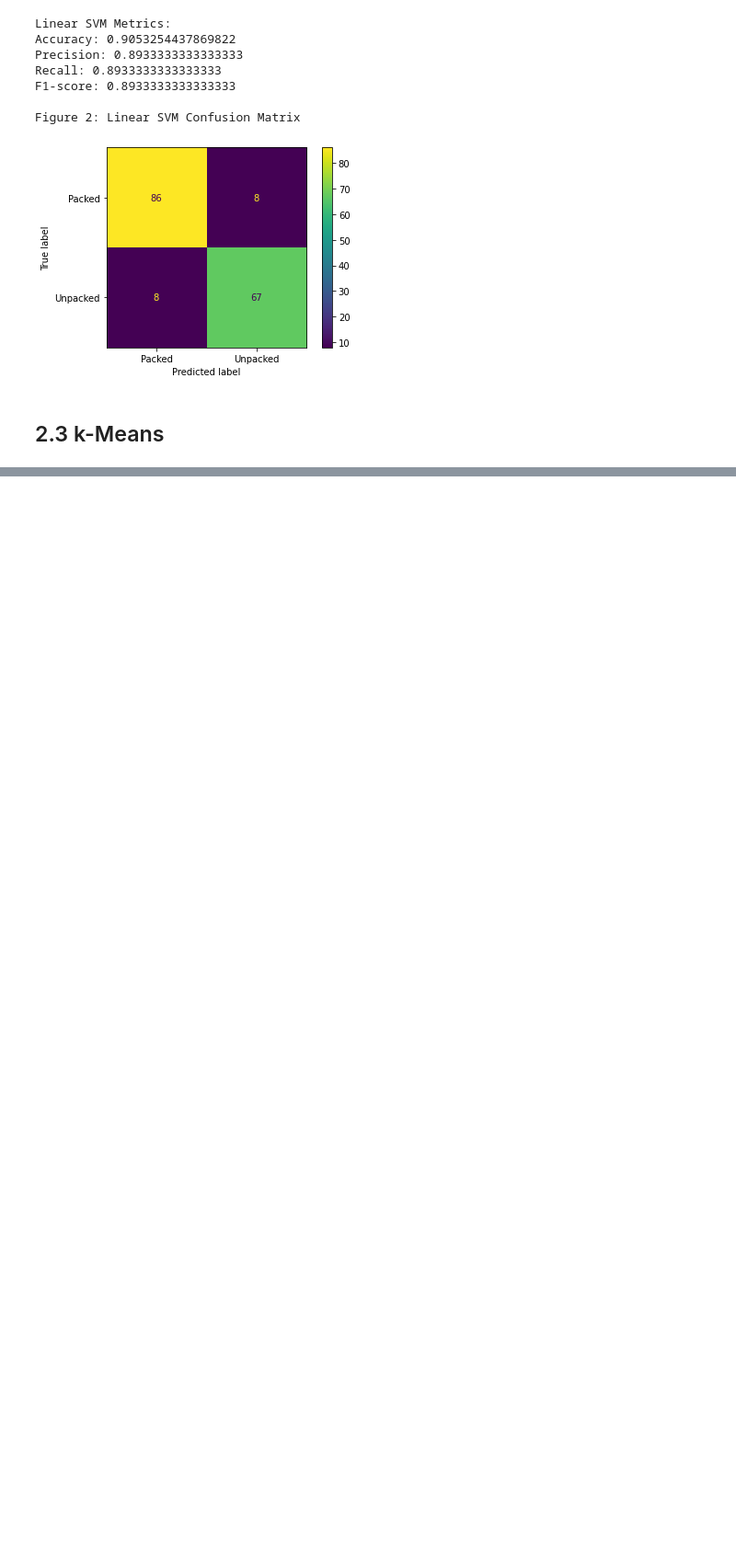
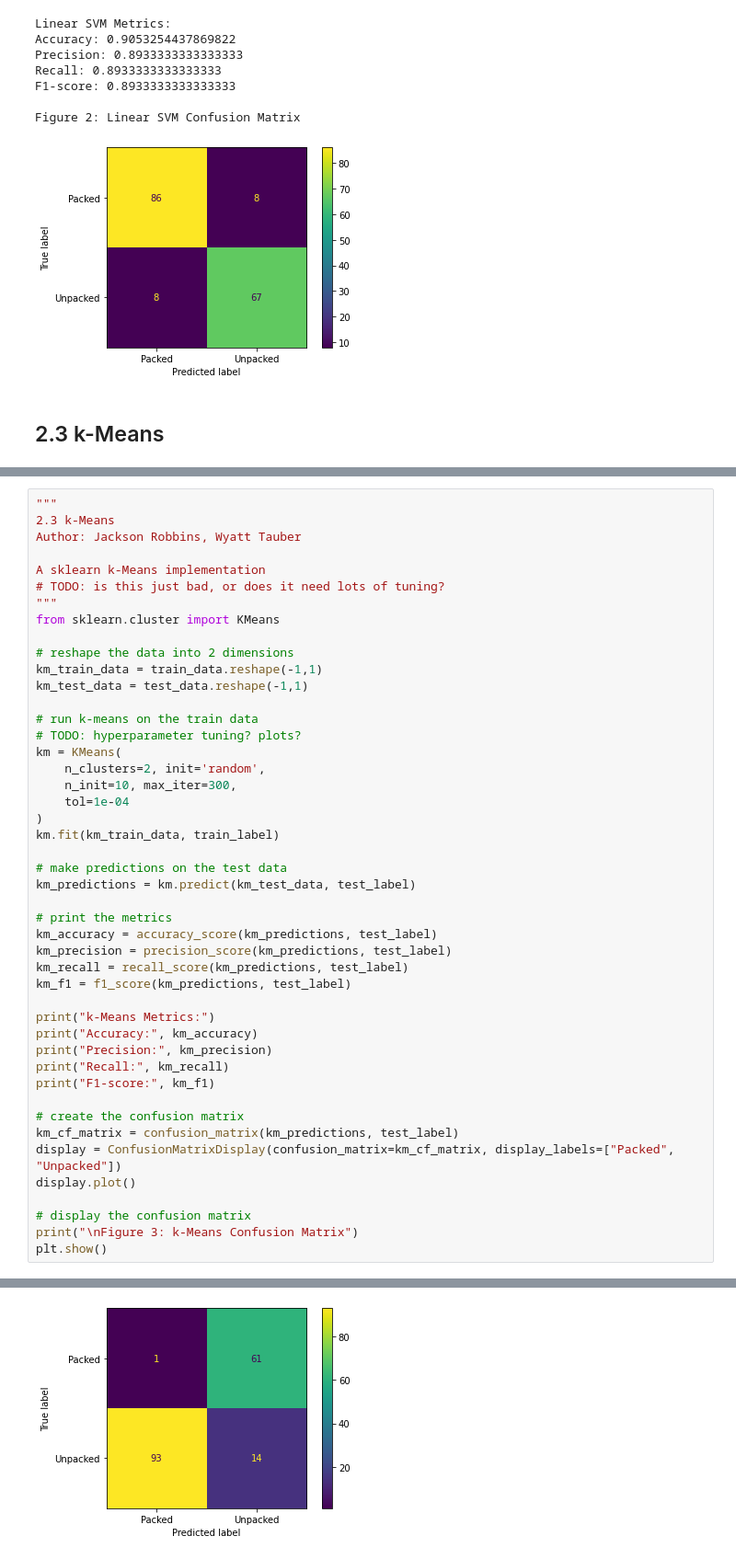
Before and after one commit to wwt9829/csec620-project, a Jupyter notebook: project.ipynb, the cells around one changed output, grey strips where cells are left out. Shown at 92% size. Drawn from its saved outputs; the diff is of its cells as text; blank space fills up the shorter version.

Commit message:
metrics and confusion matrix for k-means, still really bad tho

```diff
--- a/project.ipynb
+++ b/project.ipynb
@@ -265,0 +213,47 @@ plt.show()
+# %%
+"""
+2.3 k-Means
+Author: Jackson Robbins, Wyatt Tauber
+
+A sklearn k-Means implementation
+# TODO: is this just bad, or does it need lots of tuning?
+"""
+from sklearn.cluster import KMeans
+
+# reshape the data into 2 dimensions
+km_train_data = train_data.reshape(-1,1)
+km_test_data = test_data.reshape(-1,1)
+
+# run k-means on the train data
+# TODO: hyperparameter tuning? plots?
+km = KMeans(
+    n_clusters=2, init='random',
+    n_init=10, max_iter=300,
+    tol=1e-04
+)
+km.fit(km_train_data, train_label)
+
+# make predictions on the test data
+km_predictions = km.predict(km_test_data, test_label)
+
+# print the metrics
+km_accuracy = accuracy_score(km_predictions, test_label)
+km_precision = precision_score(km_predictions, test_label)
+km_recall = recall_score(km_predictions, test_label)
+km_f1 = f1_score(km_predictions, test_label)
+
+print("k-Means Metrics:")
+print("Accuracy:", km_accuracy)
+print("Precision:", km_precision)
+print("Recall:", km_recall)
+print("F1-score:", km_f1)
+
+# create the confusion matrix
+km_cf_matrix = confusion_matrix(km_predictions, test_label)
+display = ConfusionMatrixDisplay(confusion_matrix=km_cf_matrix, display_labels=["Packed", "Unpacked"])
+display.plot()
+
+# display the confusion matrix
+print("\nFigure 3: k-Means Confusion Matrix")
+plt.show()
+# %% [output]
@@ -265,0 +267 @@ plt.show()
+[figure, added]
```
Also changed, not shown: parts of 3 cells of this notebook.
